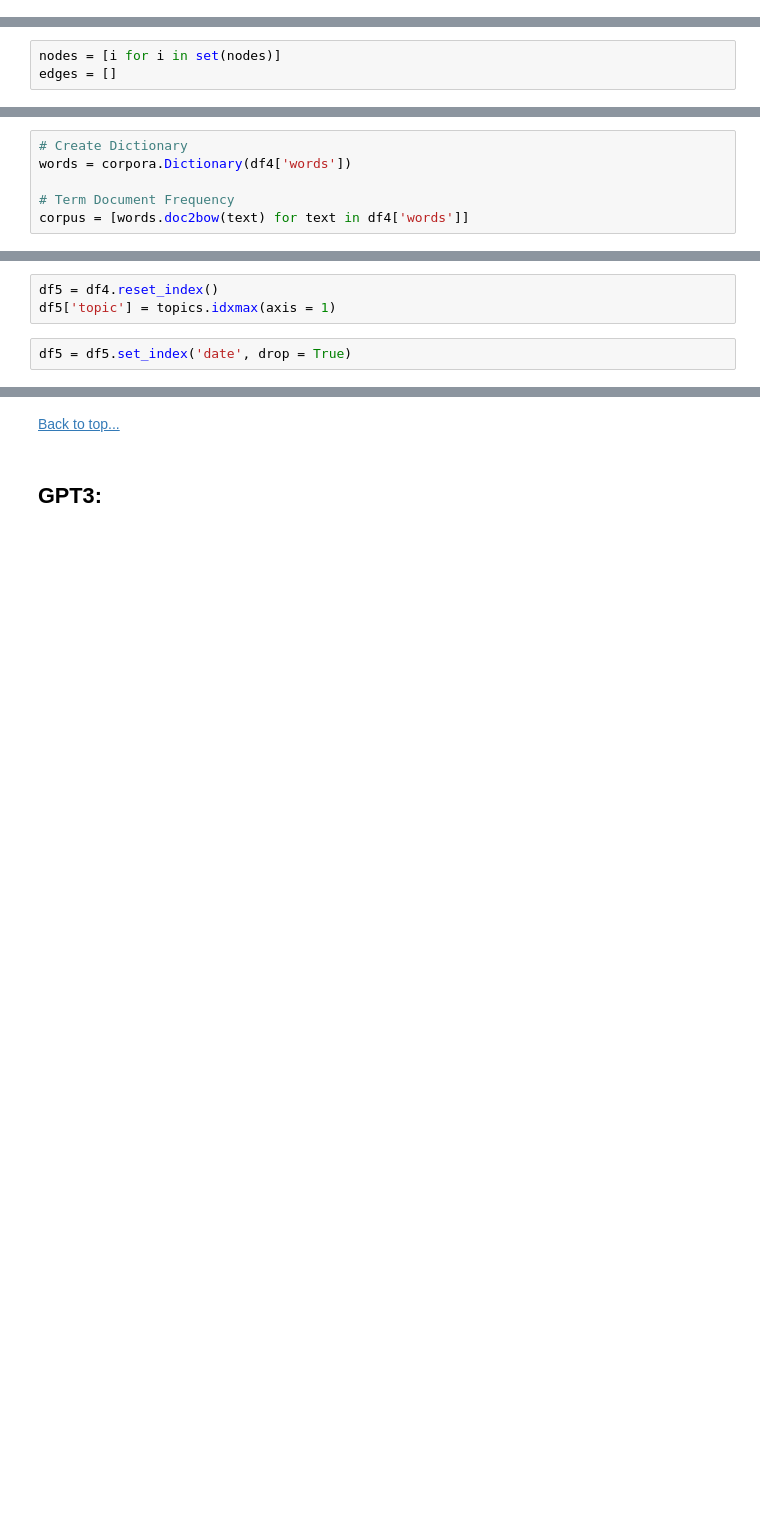
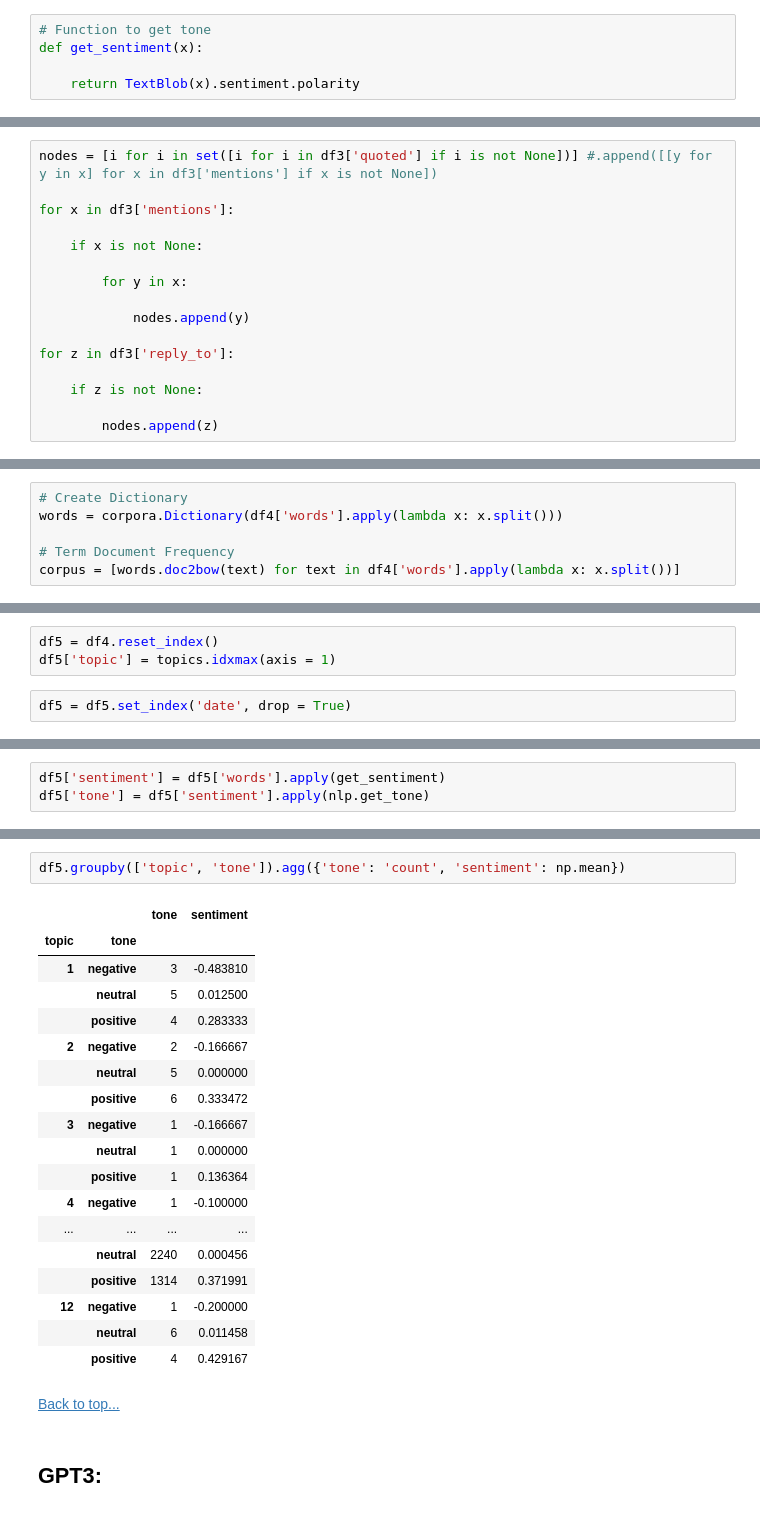
Before and after one commit to datadoctor100/twitter_analysis, a Jupyter notebook: twitter_news.ipynb, the cells around one changed output, grey strips where cells are left out. Saved outputs shown, nothing was run; the diff lists cells and outputs as text; blank space fills up the shorter version.

```diff
--- a/twitter_news.ipynb
+++ b/twitter_news.ipynb
@@ -95,3 +59,8 @@ def filter_pos(x):
+# %%
+# Function to get tone
+def get_sentiment(x):
+
+    return TextBlob(x).sentiment.polarity
 # %%
 # Initialize spark
 sc = SparkContext.getOrCreate(SparkConf().setMaster("local[*]"))
@@ -248,6 +229,19 @@ for z in df3['reply_to']:
 # %%
-nodes = [i for i in set(nodes)]
-edges = []
+nodes = [i for i in set([i for i in df3['quoted'] if i is not None])] #.append([[y for y in x] for x in df3['mentions'] if x is not None])
+
+for x in df3['mentions']:
+
+    if x is not None:
+
+        for y in x:
+
+            nodes.append(y)
+
+for z in df3['reply_to']:
+
+    if z is not None:
+
+        nodes.append(z)
 # %%
 len(nodes)
 # %% [output]
@@ -488,9 +521,9 @@ df4.head()
 # %%
 # Create Dictionary
-words = corpora.Dictionary(df4['words'])
+words = corpora.Dictionary(df4['words'].apply(lambda x: x.split()))
 
 # Term Document Frequency
-corpus = [words.doc2bow(text) for text in df4['words']]
+corpus = [words.doc2bow(text) for text in df4['words'].apply(lambda x: x.split())]
 # %%
 %%time
 
@@ -559,0 +655,3 @@ df5.head()
+# %%
+df5['sentiment'] = df5['words'].apply(get_sentiment)
+df5['tone'] = df5['sentiment'].apply(nlp.get_tone)
@@ -560,3 +669,24 @@ df5.head()
+# %%
+df5.groupby(['topic', 'tone']).agg({'tone': 'count', 'sentiment': np.mean})
+# %% [output]
+|  |  | tone | sentiment |
+| topic | tone |  |  |
+| 1 | negative | 3 | -0.483810 |
+|  | neutral | 5 | 0.012500 |
+|  | positive | 4 | 0.283333 |
+| 2 | negative | 2 | -0.166667 |
+|  | neutral | 5 | 0.000000 |
+|  | positive | 6 | 0.333472 |
+| 3 | negative | 1 | -0.166667 |
+|  | neutral | 1 | 0.000000 |
+|  | positive | 1 | 0.136364 |
+| 4 | negative | 1 | -0.100000 |
+| ... | ... | ... | ... |
+|  | neutral | 2240 | 0.000456 |
+|  | positive | 1314 | 0.371991 |
+| 12 | negative | 1 | -0.200000 |
+|  | neutral | 6 | 0.011458 |
+|  | positive | 4 | 0.429167 |
 # %% [markdown]
 [Back to top...](#top)
 # %% [markdown]
```
Also changed, not shown: parts of 34 cells of this notebook, 1 other file.
